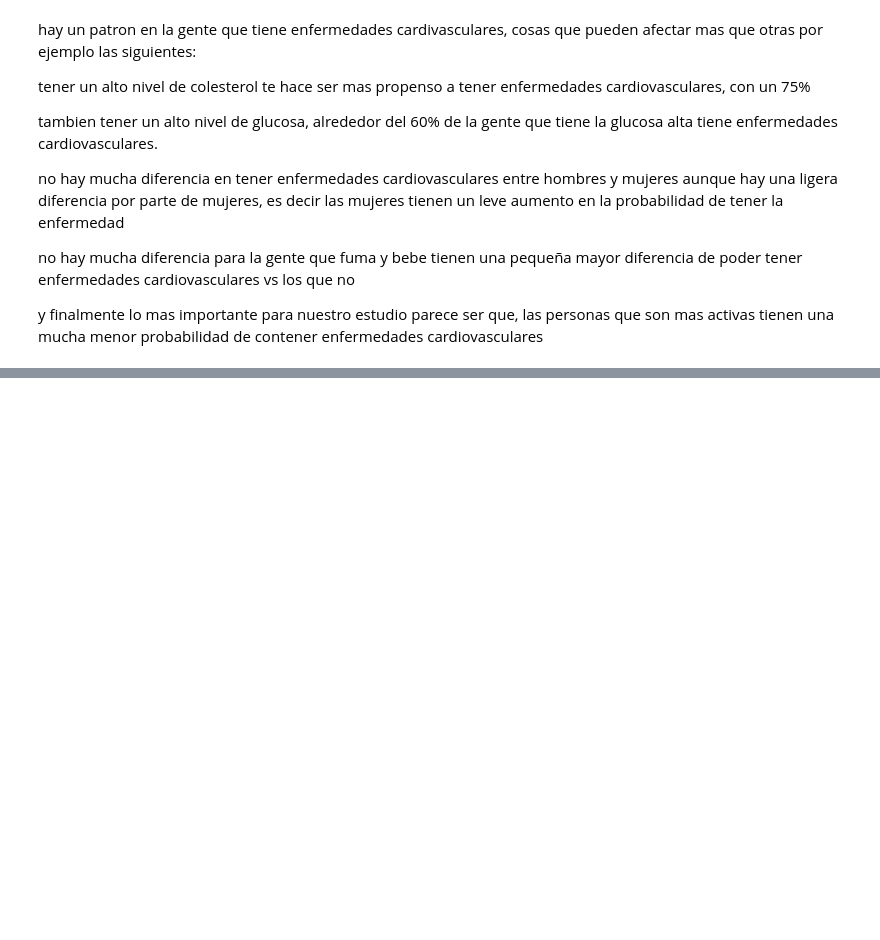
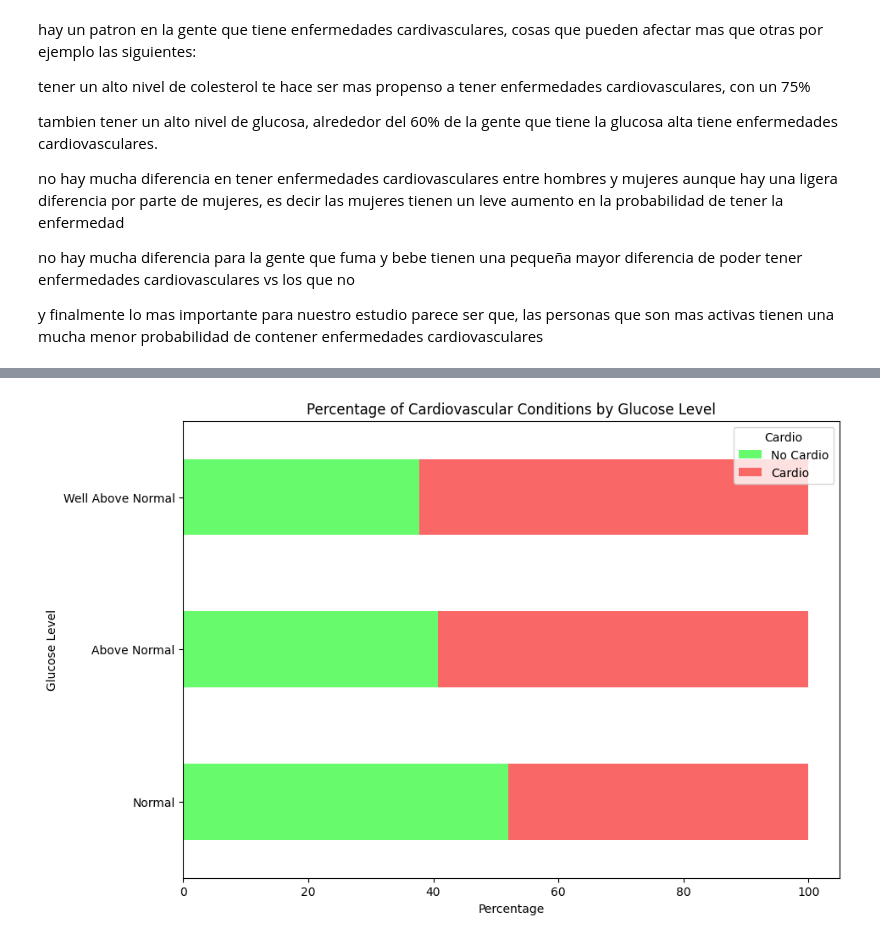
Before and after one commit to caroldvarela/ETL-1, a Jupyter notebook: notebooks/002_EDA.ipynb, the cells around one changed output, grey strips where cells are left out. Saved outputs shown, nothing was run; the diff lists cells and outputs as text; code cells hidden in the pictures; blank space fills up the shorter version.

```diff
--- a/notebooks/002_EDA.ipynb
+++ b/notebooks/002_EDA.ipynb
@@ -177,0 +219,22 @@ y finalmente lo mas importante para nuestro estudio parece ser que, las personas
+# %%
+glucose_counts = df.groupby(['gluc', 'cardio']).size().reset_index(name='count')
+total_counts = glucose_counts.groupby('gluc')['count'].sum().reset_index(name='total')
+glucose_counts = glucose_counts.merge(total_counts, on='gluc')
+glucose_counts['percentage'] = (glucose_counts['count'] / glucose_counts['total']) * 100
+
+pivot_df = glucose_counts.pivot(index='gluc', columns='cardio', values='percentage')
+
+colors = {0: '#67fa6c', 1: '#fa6767'}
+
+ax = pivot_df.plot(kind='barh', stacked=True, figsize=(10, 7), color=[colors[col] for col in pivot_df.columns])
+
+ax.set_ylabel('Glucose Level')
+ax.set_xlabel('Percentage')
+ax.set_title('Percentage of Cardiovascular Conditions by Glucose Level')
+ax.legend(title='Cardio', labels=['No Cardio', 'Cardio'])
+
+
+plt.yticks(ticks=range(len(pivot_df.index)), labels=['Normal', 'Above Normal', 'Well Above Normal'], rotation=0)
+plt.show()
+# %% [output]
+[figure, added]
```
Also changed, not shown: parts of 7 cells of this notebook, 1 other file.
